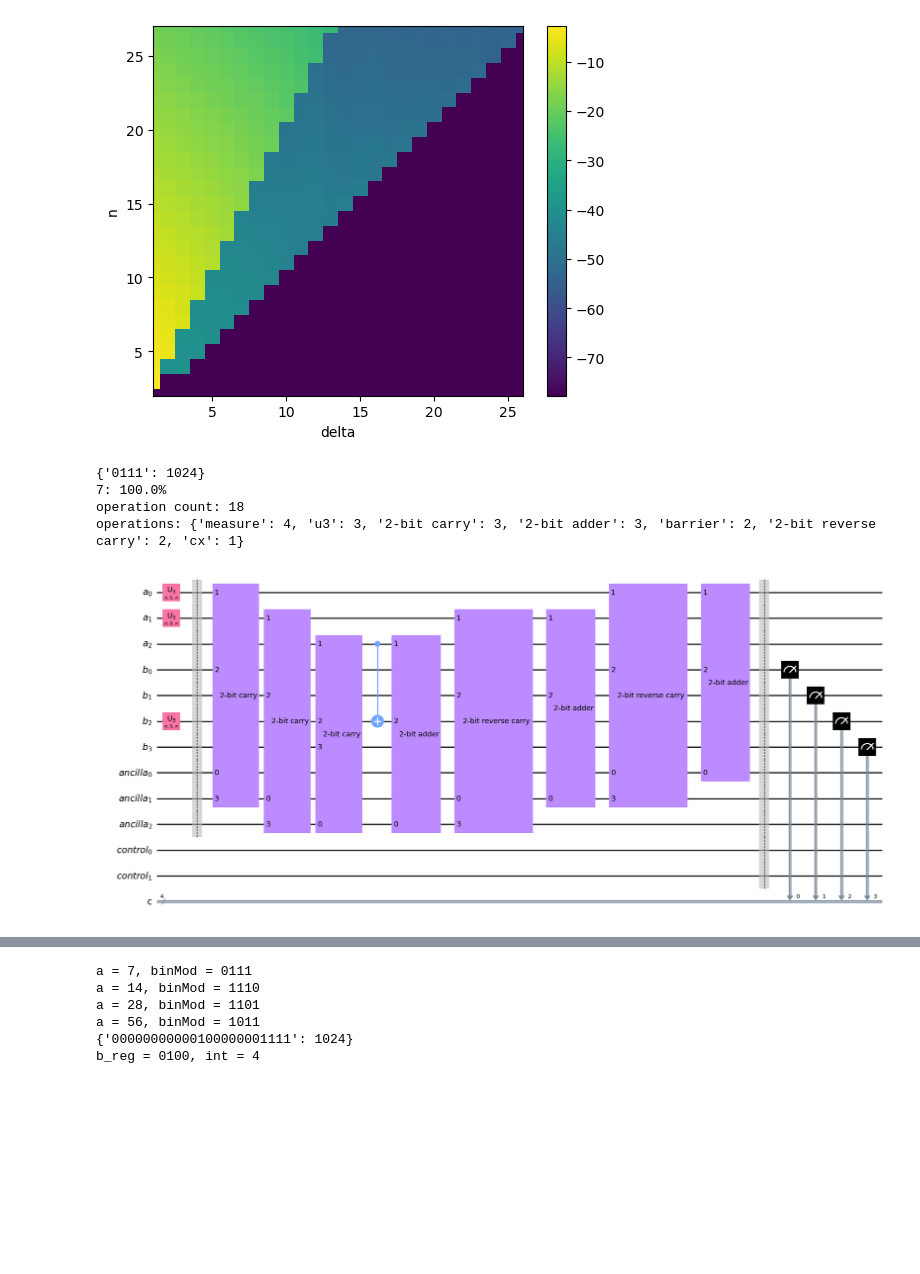
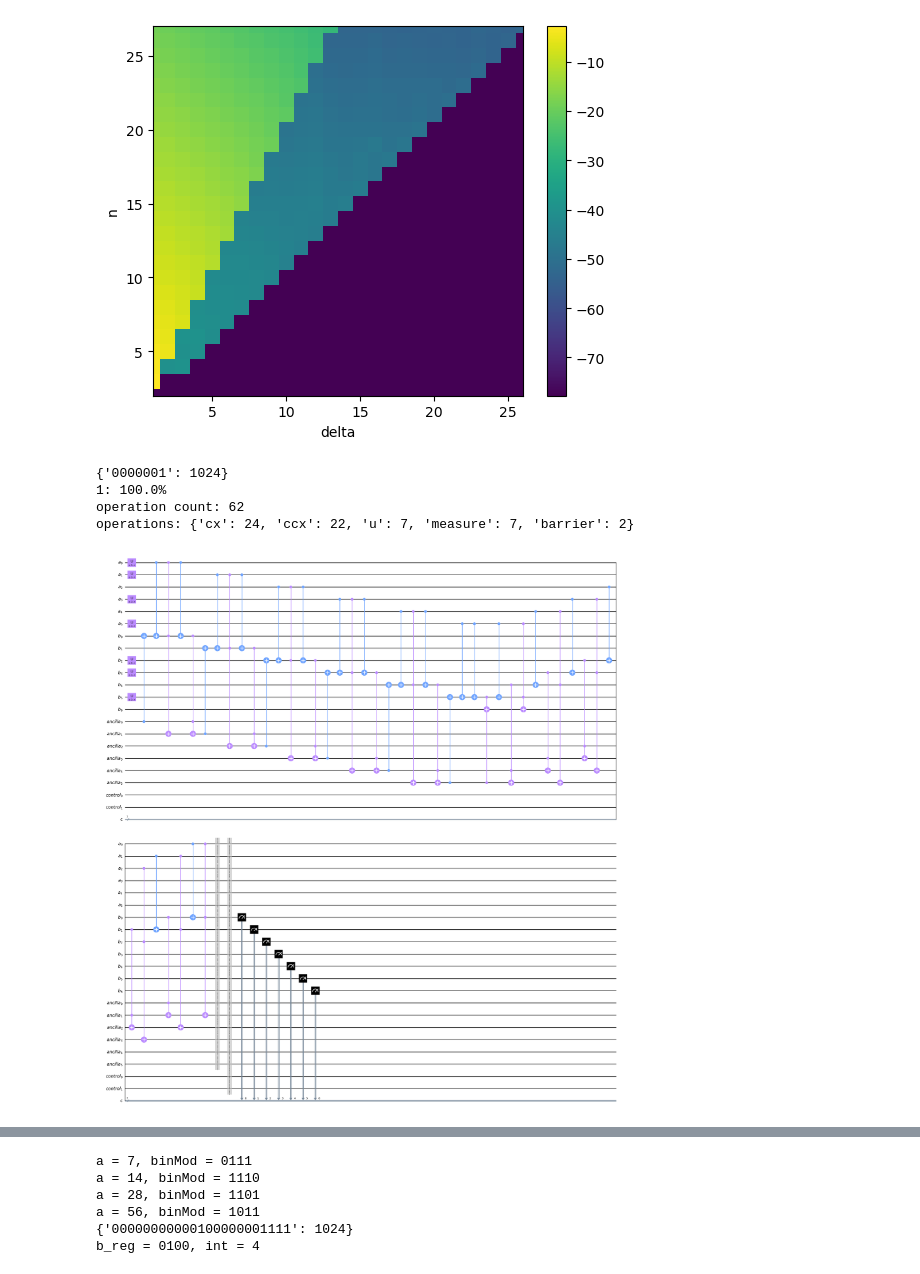
Before and after one commit to JuliuszSyrewicz/quantumFactorization, a Jupyter notebook: demo.ipynb, the cells around one changed output, grey strips where cells are left out. Saved outputs shown, nothing was run; the diff lists cells and outputs as text; code cells hidden in the pictures; blank space fills up the shorter version.

```diff
--- a/demo.ipynb
+++ b/demo.ipynb
@@ -81,32 +83,32 @@ x = 5, y = 4, data = 5.095750210681871e-18
 # %%
 # n-bit adder
 from qiskit import QuantumRegister, ClassicalRegister
 
 # addends
-a = 3
-b = 4
+a = 43
+b = 44
 
-reverse_bool = False
-qc = adderCircuit(a, b)
+reverse_bool = True
+qc = adderCircuit(a, b, reverse_bool)
 
 simulator = Aer.get_backend('qasm_simulator')
 job_sim = simulator.run(qk.transpile(qc, simulator), shots=1024)
 result_sim = job_sim.result()
 counts = result_sim.get_counts(qc)
 print(counts)
 
 counts = convertKeys(counts)
 for outcome, count in counts.items():
     print("{}: {}%".format(outcome, count / sum(counts.values()) * 100))
 
-decomposed = qc.decompose(reps=1)
+decomposed = qc.decompose(reps=2)
 print("operation count: {}".format(sum(dict(decomposed.count_ops()).values())))
 print("operations: {}".format(dict(decomposed.count_ops())))
 
 decomposed.draw(output="mpl", fold=40, filename="circuits/{}-bitAdderDecomposed{}.png".format(n, "Reversed" if reverse_bool == True else ""))
 # %% [output]
-{'0111': 1024}
-7: 100.0%
-operation count: 18
-operations: {'measure': 4, 'u3': 3, '2-bit carry': 3, '2-bit adder': 3, 'barrier': 2, '2-bit reverse carry': 2, 'cx': 1}
+{'0000001': 1024}
+1: 100.0%
+operation count: 62
+operations: {'cx': 24, 'ccx': 22, 'u': 7, 'measure': 7, 'barrier': 2}
-[figure, old version]
+[figure, new version]
```
Also changed, not shown: parts of 3 cells of this notebook, 4 other files.
